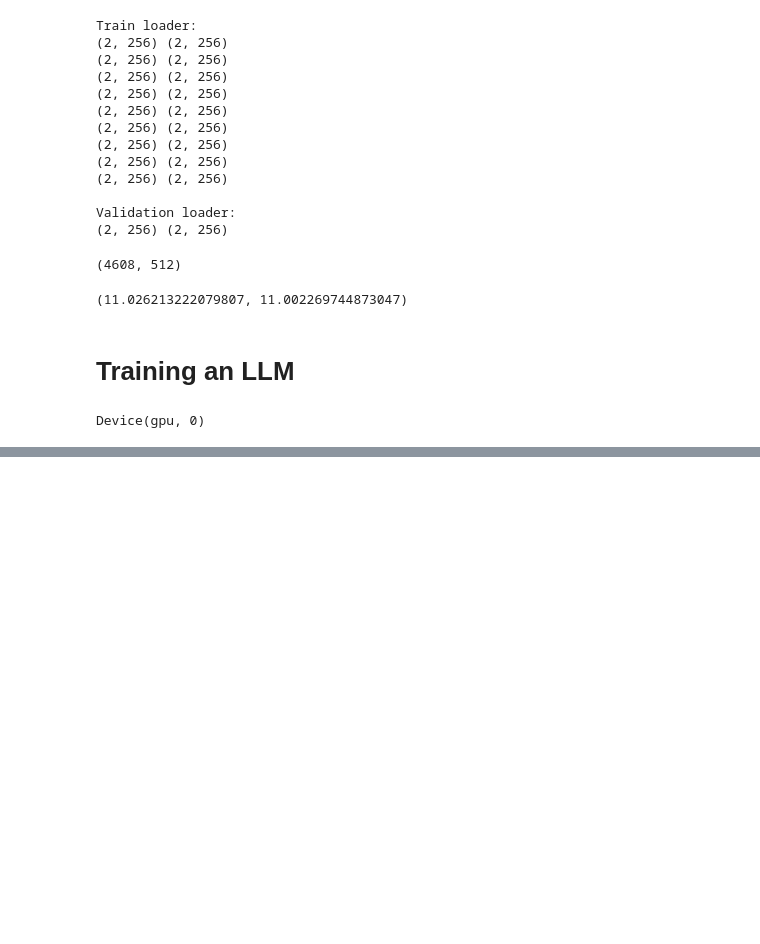
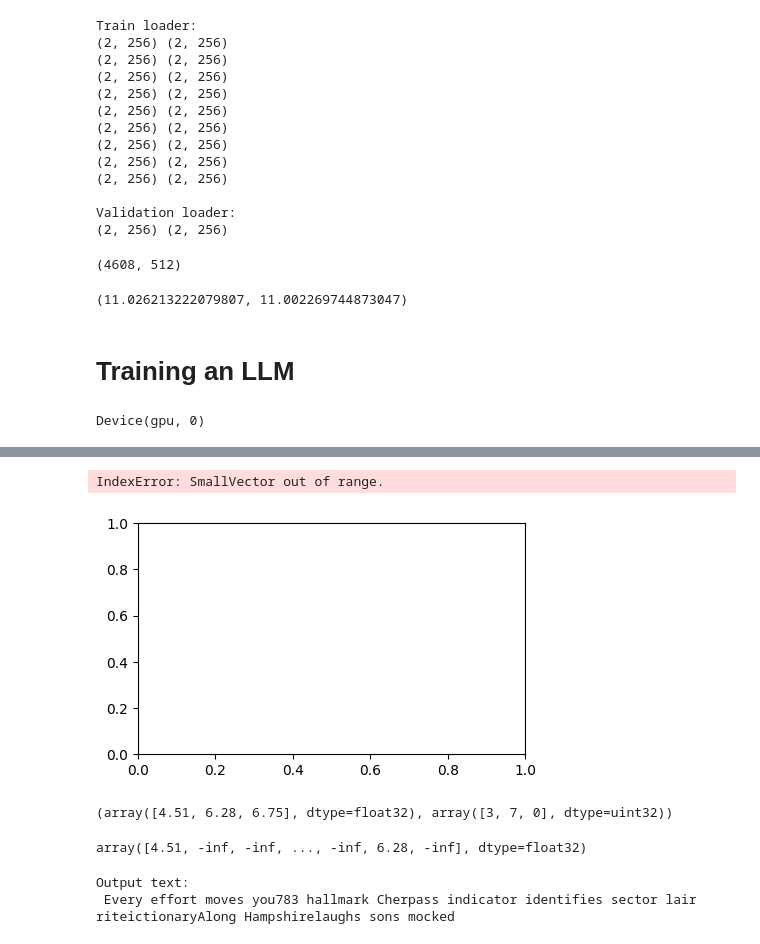
Before and after one commit to sungjinnam/llms-from-scratch-mlx, a Jupyter notebook: ch05/ch05.ipynb, the cells around one changed output, grey strips where cells are left out. Saved outputs shown, nothing was run; the diff lists cells and outputs as text; code cells hidden in the pictures; blank space fills up the shorter version.

Commit message:
gen sampling

```diff
--- a/ch05/ch05.ipynb
+++ b/ch05/ch05.ipynb
@@ -358,0 +398,6 @@ Every effort moves you DMVSK DMVieversseparSKseparseparseparseparseparseparsepar
+# %%
+mx.random.seed(123)
+sample = [mx.random.categorical(probas, num_samples=1).item() for _ in range(1000)]
+sampled_ids = mx.zeros(len(vocab)).at[sample].add(1)
+for i, freq in enumerate(sampled_ids):
+    print(f"{freq} x {inverse_vocab[i]}")
@@ -358,0 +414,42 @@ Every effort moves you DMVSK DMVieversseparSKseparseparseparseparseparseparsepar
+# %%
+# temperature sampling
+def softmax_with_temperature(logits, temperature):
+    scaled_logits = logits / temperature
+    return nn.softmax(scaled_logits, axis=0)
+
+temperatures = [1, 0.1, 5]
+scaled_probas = [softmax_with_temperature(next_token_logits, T) for T in temperatures]
+# %%
+x = mx.arange(len(vocab))
+bar_width = 0.15
+
+import matplotlib.pyplot as plt
+fig, ax = plt.subplots(figsize=(5, 3))
+for i, T in enumerate(temperatures):
+    rects = ax.bar(x + i * bar_width, scaled_probas[i], bar_width, label=f'Temperature={T}')
+ax.set_ylabel('Probability')
+ax.set_xticks(x)
+ax.set_xticklabels(vocab.keys(), rotation=90)
+ax.legend()
+
+plt.tight_layout()
+# %% [output]
+IndexError: SmallVector out of range.
+[figure, added]
+# %%
+# top-k sampling
+top_k = 3
+top_logits = mx.topk(next_token_logits, top_k)
+top_pos = mx.argsort(next_token_logits)[::-1][:top_k]
+top_logits, top_pos
+# %% [output]
+(array([4.51, 6.28, 6.75], dtype=float32), array([3, 7, 0], dtype=uint32))
+# %%
+new_logits = mx.where(
+    next_token_logits < top_logits.min(),
+    -mx.inf,
+    next_token_logits,
+)
+new_logits
+# %% [output]
+array([4.51, -inf, -inf, ..., -inf, 6.28, -inf], dtype=float32)
@@ -358,0 +483,14 @@ Every effort moves you DMVSK DMVieversseparSKseparseparseparseparseparseparsepar
+# %%
+mx.random.seed(123)
+token_ids = generate(
+    model=model,
+    idx=text_to_token_ids("Every effort moves you", tokenizer),
+    max_new_tokens=15,
+    context_size=GPT_CONFIG_124M["context_length"],
+    top_k=25,
+    temperature=1.4,
+)
+print("Output text:\n", token_ids_to_text(token_ids, tokenizer))
+# %% [output]
+Output text:
+ Every effort moves you783 hallmark Cherpass indicator identifies sector lair riteictionaryAlong Hampshirelaughs sons mocked
```
Also changed, not shown: parts of 5 cells of this notebook.
